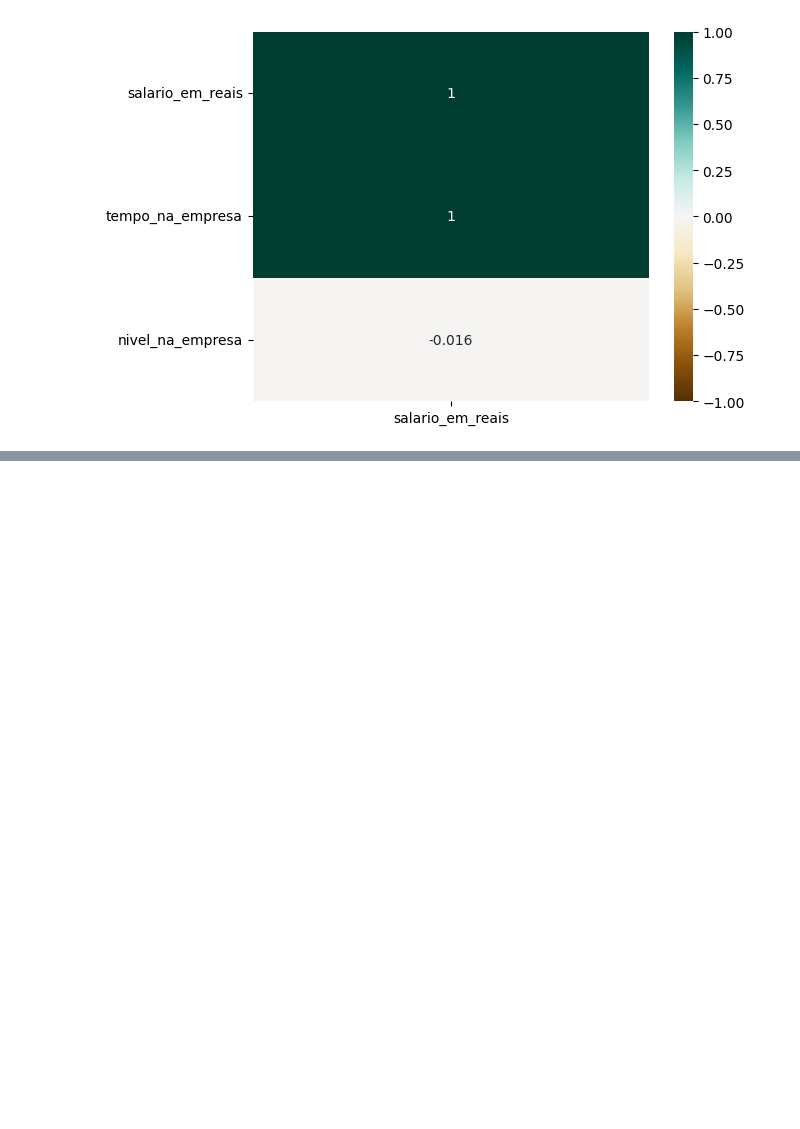
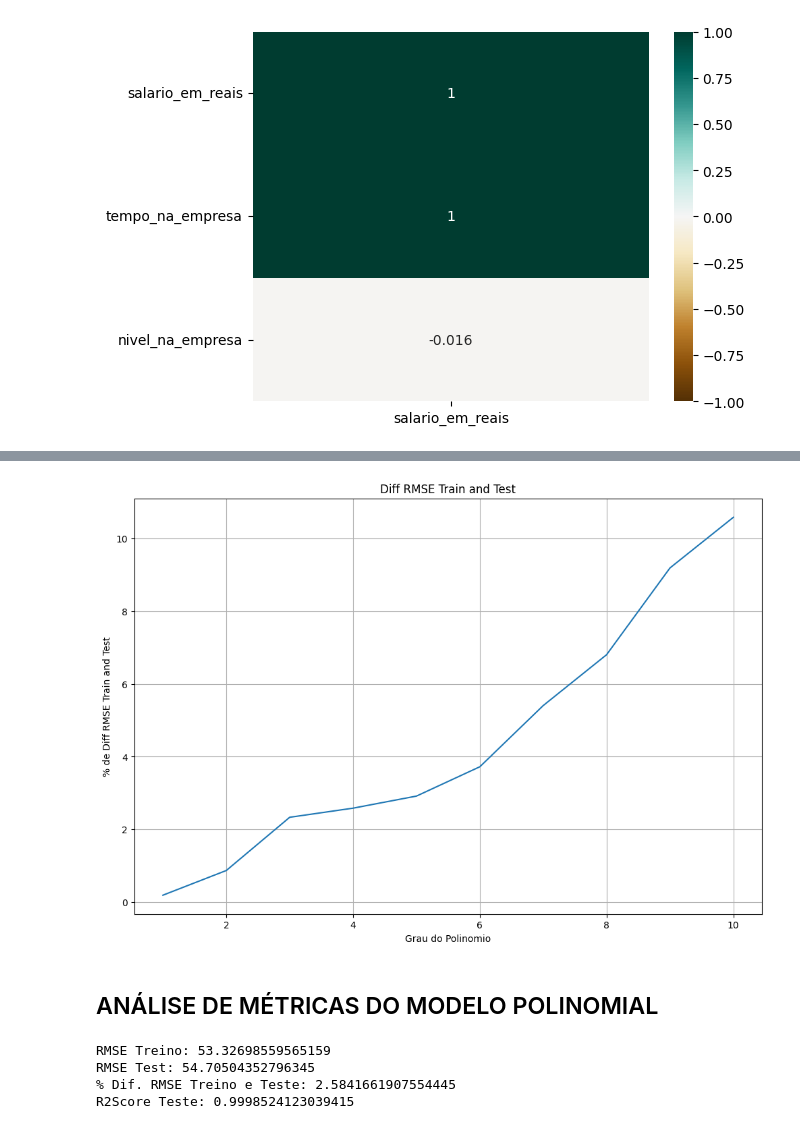
Before and after one commit to brunoramux/regressao_polinomial, a Jupyter notebook: modelo_salario.ipynb, the cells around one changed output, grey strips where cells are left out. Saved outputs shown, nothing was run; the diff lists cells and outputs as text; code cells hidden in the pictures; blank space fills up the shorter version.

```diff
--- a/modelo_salario.ipynb
+++ b/modelo_salario.ipynb
@@ -148,0 +461,11 @@ sns.heatmap(df_salario_eda.corr('spearman')[['salario_em_reais']].sort_values(by
+# %%
+# Plotar Grafico para comparar percentual de RMSE de treino e teste
+plt.figure(figsize=(12, 8))
+plt.plot(graus_polynomial, percentual_rmse_values, label='% Diff RMSE Train and Test')
+plt.xlabel('Grau do Polinomio')
+plt.ylabel('% de Diff RMSE Train and Test')
+plt.title('Diff RMSE Train and Test')
+plt.grid(True)
+plt.show()
+# %% [output]
+[figure, added]
@@ -148,0 +558,12 @@ sns.heatmap(df_salario_eda.corr('spearman')[['salario_em_reais']].sort_values(by
+# %% [markdown]
+## ANÁLISE DE MÉTRICAS DO MODELO POLINOMIAL
+# %%
+print(f'RMSE Treino: {rmse_train_final}')
+print(f'RMSE Test: {rmse_test_final}')
+print(f'% Dif. RMSE Treino e Teste: {percentual_rmse_final}')
+print(f'R2Score Teste: {r2score_test_final}')
+# %% [output]
+RMSE Treino: 53.32698559565159
+RMSE Test: 54.70504352796345
+% Dif. RMSE Treino e Teste: 2.5841661907554445
+R2Score Teste: 0.9998524123039415
```
Also changed, not shown: parts of 41 cells of this notebook, 1 other file.
